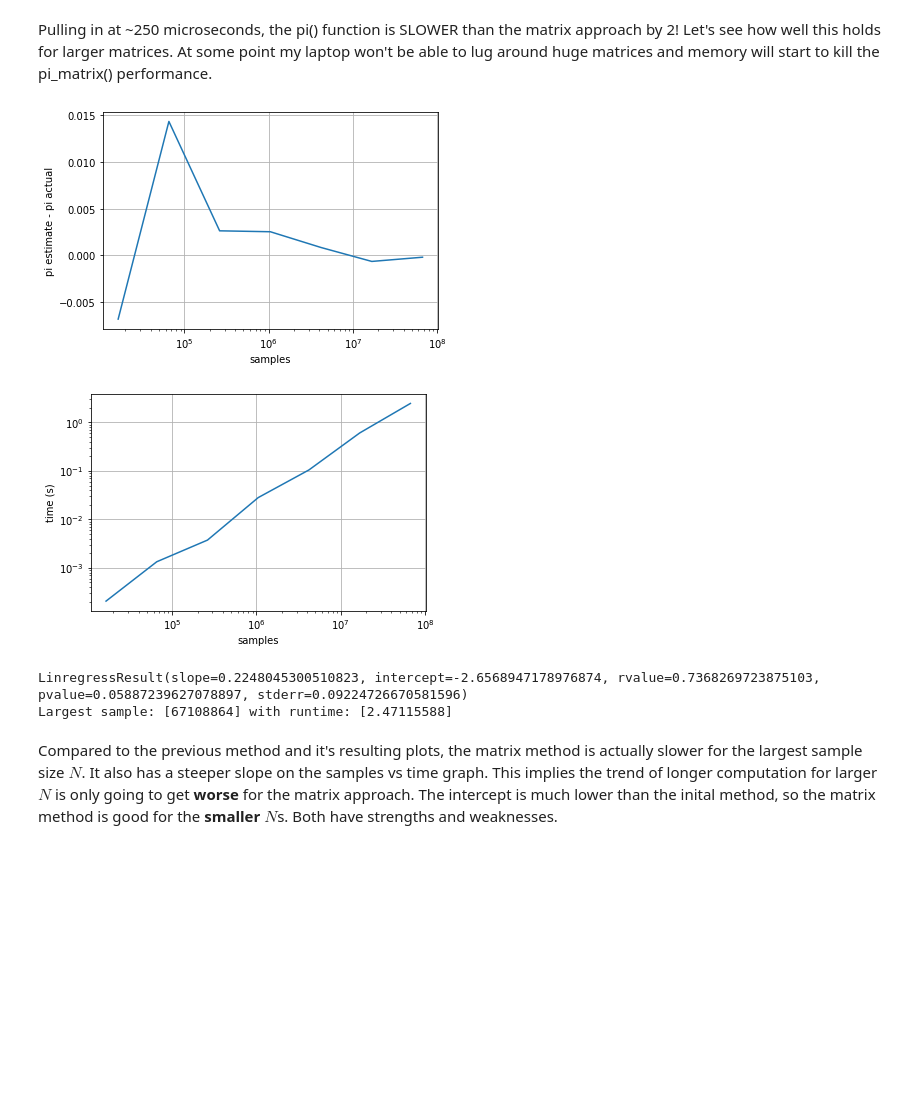
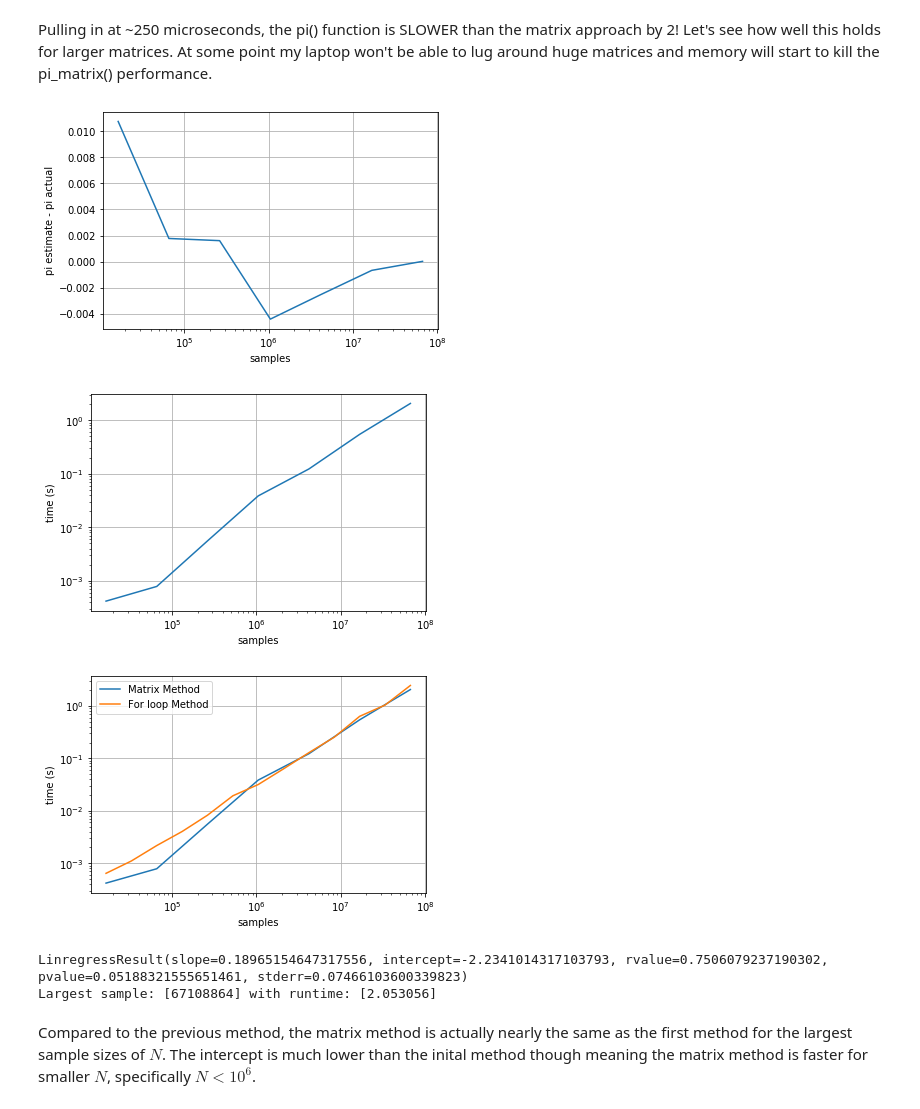
Before and after one commit to ajrazander/random-science, a Jupyter notebook: Pi.ipynb, the cells around one changed output. Drawn from its saved outputs; the diff is of its cells as text; code cells hidden in the pictures; blank space fills up the shorter version.

Commit message:
finished up speed up comments, may need some polishing 99 percent done

```diff
--- a/Pi.ipynb
+++ b/Pi.ipynb
@@ -146,41 +146,52 @@ pi estimate: 3.1240234375
 Pulling in at ~250 microseconds, the pi() function is SLOWER than the matrix approach by 2! Let's see how well this holds for larger matrices. At some point my laptop won't be able to lug around huge matrices and memory will start to kill the pi_matrix() performance.
 # %%
 # See sample size N vs computation time
-Ns = np.asarray([2**i for i in range(14,27)][::2])  # Need N to be a even power of 2
-T = np.zeros(Ns.shape)
-pi_ests = np.zeros(Ns.shape)
+Ns_mat = np.asarray([2**i for i in range(14,27)][::2])  # Need N to be a even power of 2
+T_mat = np.zeros(Ns_mat.shape)
+pi_ests_mat = np.zeros(Ns_mat.shape)
 
-for i,n in enumerate(Ns):
+for i,n in enumerate(Ns_mat):
     start = time.time()
-    pi_est = pi_matrix(n)
+    pi_est_mat = pi_matrix(n)
     end = time.time()
-    pi_ests[i] = pi_est
-    T[i] = end-start
+    pi_ests_mat[i] = pi_est_mat
+    T_mat[i] = end-start
 # %%
 # "Residuals"
-plt.plot(Ns,pi_ests-np.pi)
+plt.plot(Ns_mat,pi_ests_mat-np.pi)
 plt.ylabel('pi estimate - pi actual')
 plt.xscale('log')
 plt.xlabel('samples')
 plt.grid(True)
 plt.show()
 
 # Samples vs Time
-plt.plot(Ns,T)
+plt.plot(Ns_mat,T_mat)
 plt.xscale('log')
 plt.xlabel('samples')
 plt.yscale('log')
 plt.ylabel('time (s)')
 plt.grid(True)
 plt.show()
 
+# Samples vs Time with matrix and initial method
+plt.plot(Ns_mat,T_mat,Ns,T)
+plt.xscale('log')
+plt.xlabel('samples')
+plt.yscale('log')
+plt.ylabel('time (s)')
+plt.grid(True)
+plt.legend(['Matrix Method','For loop Method'])
+plt.show()
+
 # Compute slope of log-log samples vs time plot
-print(linregress(np.log(Ns), (T)))
-print('Largest sample:',Ns[-1:],'with runtime:',T[-1:])
+print(linregress(np.log(Ns_mat), (T_mat)))
+print('Largest sample:',Ns_mat[-1:],'with runtime:',T_mat[-1:])
 # %% [output]
-[figure, old version]
+[figure, new version]
-[figure, old version]
+[figure, new version]
+[figure, added]
-LinregressResult(slope=0.2248045300510823, intercept=-2.6568947178976874, rvalue=0.7368269723875103, pvalue=0.05887239627078897, stderr=0.09224726670581596)
-Largest sample: [67108864] with runtime: [2.47115588]
+LinregressResult(slope=0.18965154647317556, intercept=-2.2341014317103793, rvalue=0.7506079237190302, pvalue=0.05188321555651461, stderr=0.07466103600339823)
+Largest sample: [67108864] with runtime: [2.053056]
 # %% [markdown]
-Compared to the previous method and it's resulting plots, the matrix method is actually slower for the largest sample size $N$. It also has a steeper slope on the samples vs time graph. This implies the trend of longer computation for larger $N$ is only going to get **worse** for the matrix approach. The intercept is much lower than the inital method, so the matrix method is good for the **smaller** $N$s. Both have strengths and weaknesses.
+Compared to the previous method, the matrix method is actually nearly the same as the first method for the largest sample sizes of $N$. The intercept is much lower than the inital method though meaning the matrix method is faster for smaller $N$, specifically $N < 10^6$.
```
Also changed, not shown: parts of 5 cells of this notebook.
